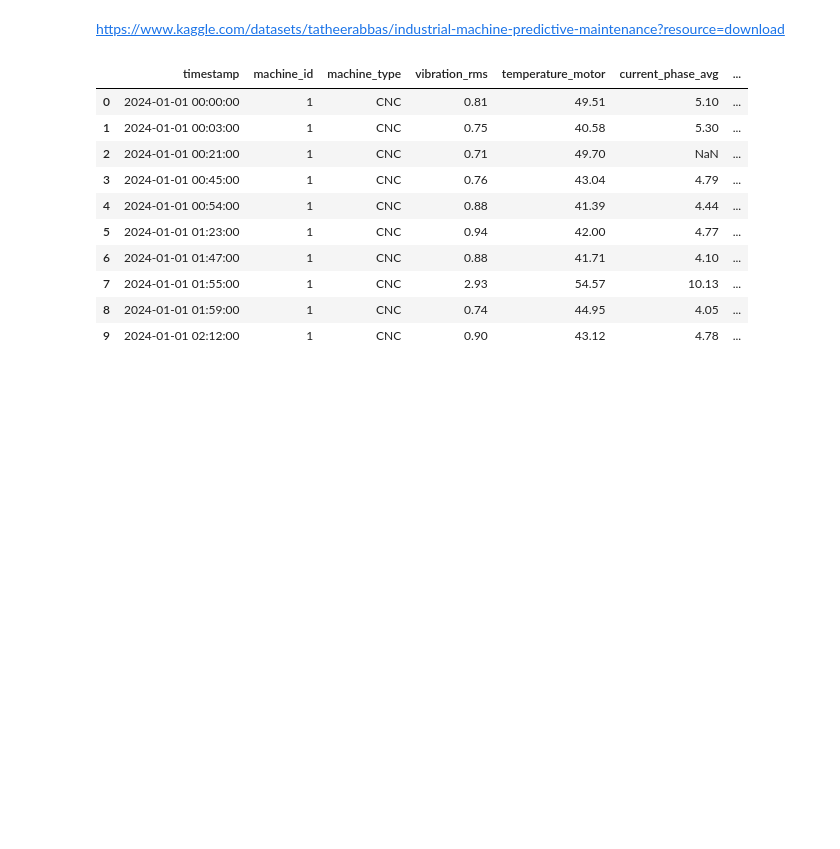
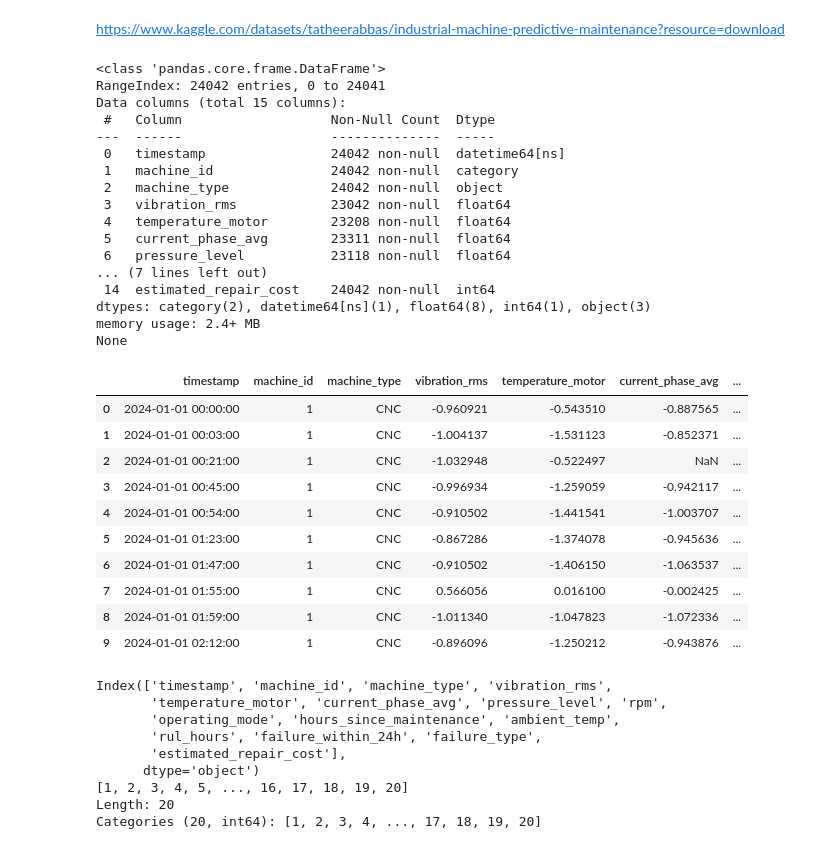
Before and after one commit to MasonBeynon/CSC-2621-Term-Project, a Jupyter notebook: term.ipynb, the cells around one changed output. Saved outputs shown, nothing was run; the diff lists cells and outputs as text; code cells hidden in the pictures; blank space fills up the shorter version.

```diff
--- a/term.ipynb
+++ b/term.ipynb
@@ -3,18 +3,72 @@ https://www.kaggle.com/datasets/tatheerabbas/industrial-machine-predictive-maint
 # %%
 import pandas as pd
 
 df = pd.read_csv('predictive_maintenance_v3.csv')
 
-display(df.iloc[:10])
+df['timestamp'] = pd.to_datetime(df['timestamp'])
+df['machine_id'] = df['machine_id'].astype('category')
+df['failure_within_24h'] = df['failure_within_24h'].astype('category')
+
+# Features like temp and rpm vary widely across machines, so we can normalize them for each machine separately
+from sklearn.preprocessing import StandardScaler
+scaler = StandardScaler()
+
+columns_to_scale = [
+    'vibration_rms',
+    'temperature_motor',
+    'current_phase_avg',
+    'pressure_level',
+    'rpm',
+    'ambient_temp']
+
+df[columns_to_scale] = df.groupby('machine_id', observed=True)[columns_to_scale].transform(
+    lambda x: scaler.fit_transform(x.values.reshape(-1, 1)).flatten()
+)
+
+print(df.info())
+
+display(df.head(10))
+
+# Print the column names
+print(df.columns)
+
+# Print unique machine ids
+print(df['machine_id'].unique())
 # %% [output]
+<class 'pandas.core.frame.DataFrame'>
+RangeIndex: 24042 entries, 0 to 24041
+Data columns (total 15 columns):
+ #   Column                   Non-Null Count  Dtype
+---  ------                   --------------  -----
+ 0   timestamp                24042 non-null  datetime64[ns]
+ 1   machine_id               24042 non-null  category
+ 2   machine_type             24042 non-null  object
+ 3   vibration_rms            23042 non-null  float64
+ 4   temperature_motor        23208 non-null  float64
+ 5   current_phase_avg        23311 non-null  float64
+ 6   pressure_level           23118 non-null  float64
+... (7 lines left out)
+ 14  estimated_repair_cost    24042 non-null  int64
+dtypes: category(2), datetime64[ns](1), float64(8), int64(1), object(3)
+memory usage: 2.4+ MB
+None
 |  | timestamp | machine_id | machine_type | vibration_rms | temperature_motor | current_phase_avg | ... |
-| 0 | 2024-01-01 00:00:00 | 1 | CNC | 0.81 | 49.51 | 5.10 | ... |
-| 1 | 2024-01-01 00:03:00 | 1 | CNC | 0.75 | 40.58 | 5.30 | ... |
-| 2 | 2024-01-01 00:21:00 | 1 | CNC | 0.71 | 49.70 | NaN | ... |
-| 3 | 2024-01-01 00:45:00 | 1 | CNC | 0.76 | 43.04 | 4.79 | ... |
-| 4 | 2024-01-01 00:54:00 | 1 | CNC | 0.88 | 41.39 | 4.44 | ... |
-| 5 | 2024-01-01 01:23:00 | 1 | CNC | 0.94 | 42.00 | 4.77 | ... |
-| 6 | 2024-01-01 01:47:00 | 1 | CNC | 0.88 | 41.71 | 4.10 | ... |
-| 7 | 2024-01-01 01:55:00 | 1 | CNC | 2.93 | 54.57 | 10.13 | ... |
-| 8 | 2024-01-01 01:59:00 | 1 | CNC | 0.74 | 44.95 | 4.05 | ... |
-| 9 | 2024-01-01 02:12:00 | 1 | CNC | 0.90 | 43.12 | 4.78 | ... |
+| 0 | 2024-01-01 00:00:00 | 1 | CNC | -0.960921 | -0.543510 | -0.887565 | ... |
+| 1 | 2024-01-01 00:03:00 | 1 | CNC | -1.004137 | -1.531123 | -0.852371 | ... |
+| 2 | 2024-01-01 00:21:00 | 1 | CNC | -1.032948 | -0.522497 | NaN | ... |
+| 3 | 2024-01-01 00:45:00 | 1 | CNC | -0.996934 | -1.259059 | -0.942117 | ... |
+| 4 | 2024-01-01 00:54:00 | 1 | CNC | -0.910502 | -1.441541 | -1.003707 | ... |
+| 5 | 2024-01-01 01:23:00 | 1 | CNC | -0.867286 | -1.374078 | -0.945636 | ... |
+| 6 | 2024-01-01 01:47:00 | 1 | CNC | -0.910502 | -1.406150 | -1.063537 | ... |
+| 7 | 2024-01-01 01:55:00 | 1 | CNC | 0.566056 | 0.016100 | -0.002425 | ... |
+| 8 | 2024-01-01 01:59:00 | 1 | CNC | -1.011340 | -1.047823 | -1.072336 | ... |
+| 9 | 2024-01-01 02:12:00 | 1 | CNC | -0.896096 | -1.250212 | -0.943876 | ... |
+Index(['timestamp', 'machine_id', 'machine_type', 'vibration_rms',
+       'temperature_motor', 'current_phase_avg', 'pressure_level', 'rpm',
+       'operating_mode', 'hours_since_maintenance', 'ambient_temp',
+       'rul_hours', 'failure_within_24h', 'failure_type',
+       'estimated_repair_cost'],
+      dtype='object')
+[1, 2, 3, 4, 5, ..., 16, 17, 18, 19, 20]
+Length: 20
+Categories (20, int64): [1, 2, 3, 4, ..., 17, 18, 19, 20]
```
Also changed, not shown: parts of 3 cells of this notebook, 1 other file.
